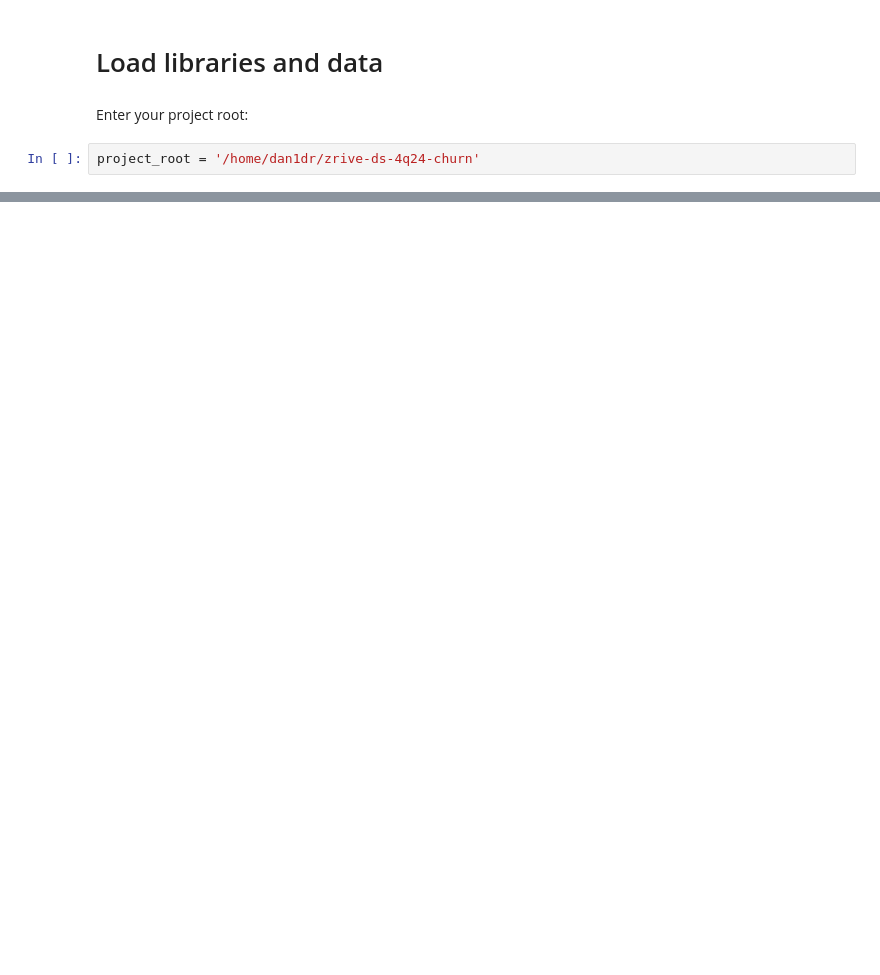
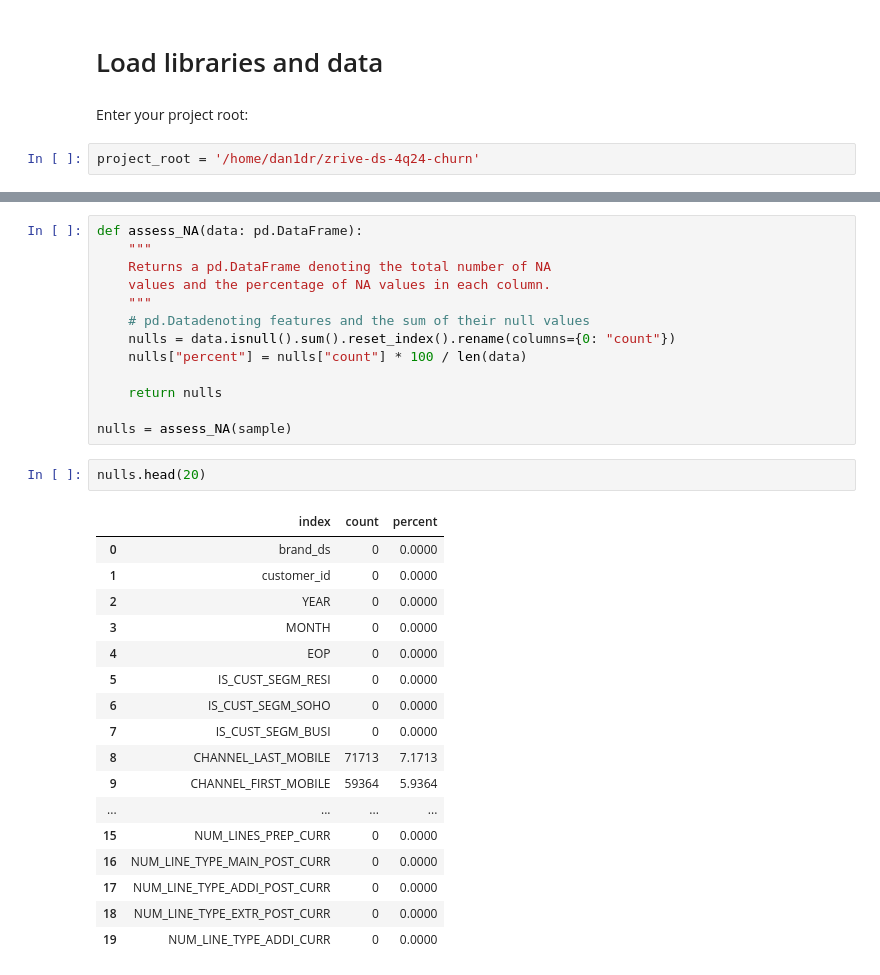
Before and after one commit to Zrive/zrive-ds-4q23-churn, a Jupyter notebook: src/eda/explore_data.ipynb, the cells around one changed output, grey strips where cells are left out. Cells and saved outputs as stored; diff of their text form; blank space fills up the shorter version.

```diff
--- a/src/eda/explore_data.ipynb
+++ b/src/eda/explore_data.ipynb
@@ -57,0 +109,33 @@ sample.head()
+# %%
+def assess_NA(data: pd.DataFrame):
+    """
+    Returns a pd.DataFrame denoting the total number of NA
+    values and the percentage of NA values in each column.
+    """
+    # pd.Datadenoting features and the sum of their null values
+    nulls = data.isnull().sum().reset_index().rename(columns={0: "count"})
+    nulls["percent"] = nulls["count"] * 100 / len(data)
+
+    return nulls
+
+nulls = assess_NA(sample)
+# %%
+nulls.head(20)
+# %% [output]
+|  | index | count | percent |
+| 0 | brand_ds | 0 | 0.0000 |
+| 1 | customer_id | 0 | 0.0000 |
+| 2 | YEAR | 0 | 0.0000 |
+| 3 | MONTH | 0 | 0.0000 |
+| 4 | EOP | 0 | 0.0000 |
+| 5 | IS_CUST_SEGM_RESI | 0 | 0.0000 |
+| 6 | IS_CUST_SEGM_SOHO | 0 | 0.0000 |
+| 7 | IS_CUST_SEGM_BUSI | 0 | 0.0000 |
+| 8 | CHANNEL_LAST_MOBILE | 71713 | 7.1713 |
+| 9 | CHANNEL_FIRST_MOBILE | 59364 | 5.9364 |
+| ... | ... | ... | ... |
+| 15 | NUM_LINES_PREP_CURR | 0 | 0.0000 |
+| 16 | NUM_LINE_TYPE_MAIN_POST_CURR | 0 | 0.0000 |
+| 17 | NUM_LINE_TYPE_ADDI_POST_CURR | 0 | 0.0000 |
+| 18 | NUM_LINE_TYPE_EXTR_POST_CURR | 0 | 0.0000 |
+| 19 | NUM_LINE_TYPE_ADDI_CURR | 0 | 0.0000 |
```
Also changed, not shown: parts of 21 cells of this notebook, 1 other file.
